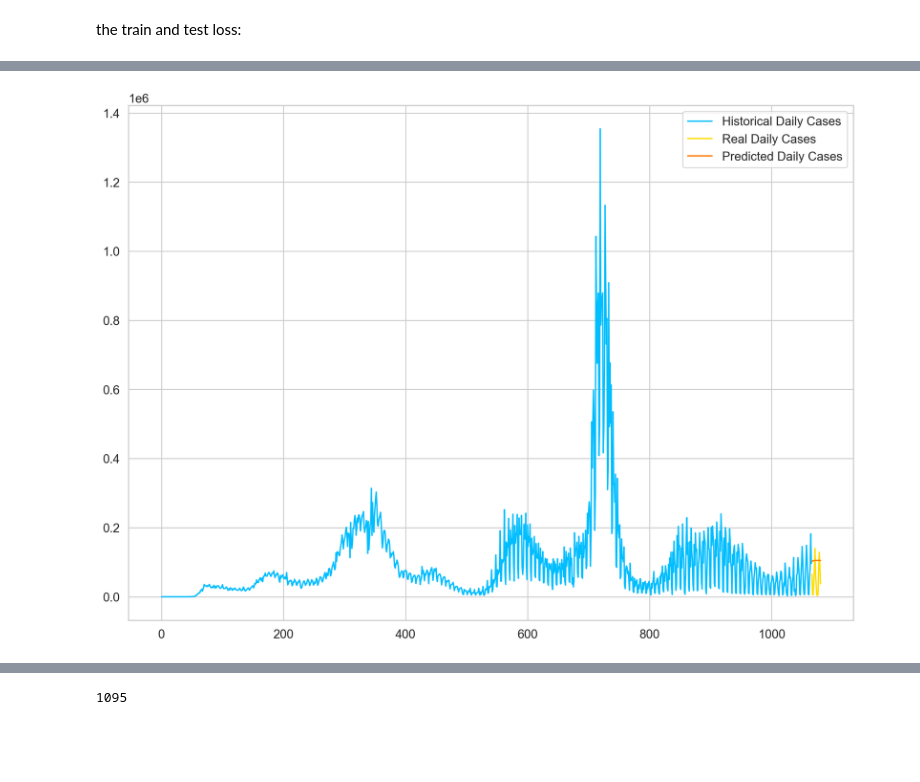
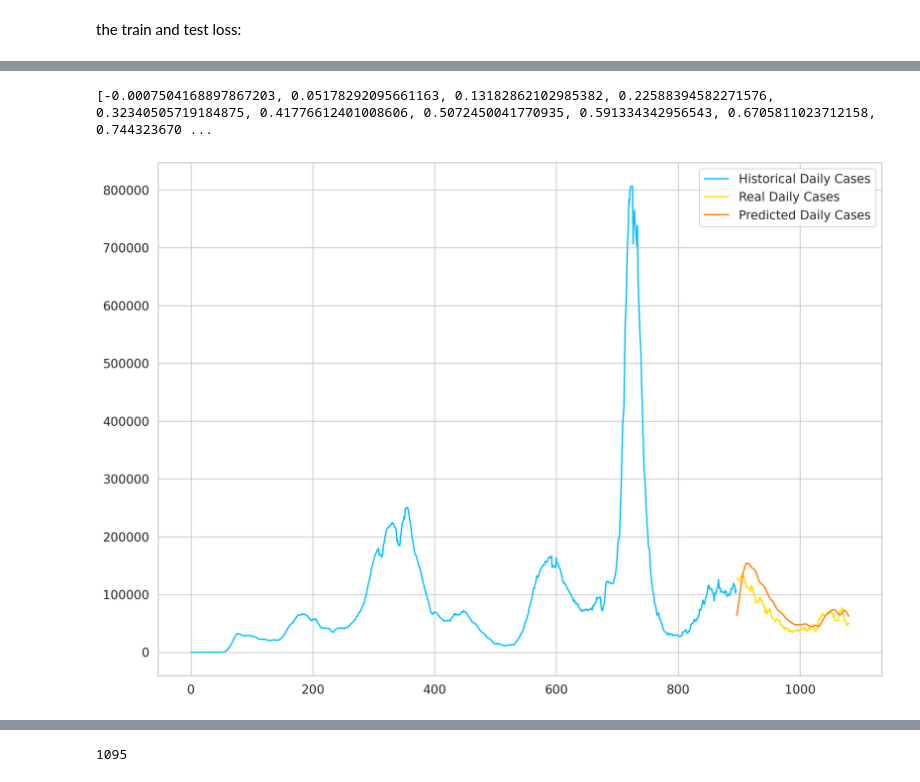
Before and after one commit to stampliu/7102GP, a Jupyter notebook: covid-forecasting/notebooks/time-series-covid-19.ipynb, the cells around one changed output, grey strips where cells are left out. Cells and saved outputs as stored; diff of their text form; code cells hidden in the pictures; blank space fills up the shorter version.

```diff
--- a/covid-forecasting/notebooks/time-series-covid-19.ipynb
+++ b/covid-forecasting/notebooks/time-series-covid-19.ipynb
@@ -268,22 +258,20 @@ class CoronaVirusPredictor(nn.Module):
       input_size=n_features,
       hidden_size=n_hidden,
       num_layers=n_layers,
-      dropout=0.5
     )
 
     self.linear = nn.Linear(in_features=n_hidden, out_features=1)
 
   def reset_hidden_state(self):
     self.hidden = (
-        torch.zeros(self.n_layers, self.seq_len, self.n_hidden),
-        torch.zeros(self.n_layers, self.seq_len, self.n_hidden)
+        torch.zeros(self.n_layers, self.seq_len, self.n_hidden).to(self.device),
+        torch.zeros(self.n_layers, self.seq_len, self.n_hidden).to(self.device)
     )
-    self.hidden = (self.hidden[0].to(self.device), self.hidden[1].to(self.device))
 
   def forward(self, sequences):
     lstm_out, self.hidden = self.lstm(
-      sequences.view(len(sequences), self.seq_len, -1),
-      self.hidden
+        sequences.view(len(sequences), self.seq_len, -1),
+        self.hidden
     )
     last_time_step = \
       lstm_out.view(self.seq_len, len(sequences), self.n_hidden)[-1]
@@ -339,10 +319,10 @@ def train_model(
   return model.eval(), train_hist, test_hist
 # %%
 model = CoronaVirusPredictor(
-  n_features=53,
+  n_features=add_index+1,
   n_hidden=512,
   seq_len=seq_length,
-  n_layers=5
+  n_layers=3
 )
 
 device = 'cuda' if torch.cuda.is_available() else 'cpu'
@@ -357,8 +337,8 @@ y_test = y_test.to(device)
 model, train_hist, test_hist = train_model(
   model,
   X_train,
-  y_train[:,0],
+  y_train[:,0].reshape(-1,1),
   X_test,
-  y_test[:,0]
+  y_test[:,0].reshape(-1,1)
 )
 # %% [output]
@@ -376,47 +365,49 @@ plt.legend();
 # %%
 with torch.no_grad():
-  test_seq = X_test[:1]
   preds = []
   for _ in range(len(X_test)):
+    test_seq = X_test[_].view(1, seq_length, add_index+1).float()
     y_test_pred = model(test_seq)
     pred = torch.flatten(y_test_pred).item()
     preds.append(pred)
-    new_seq = test_seq.cpu().numpy().flatten()
-    new_seq = np.append(new_seq, [pred])
-    new_seq = new_seq[1:]
-    test_seq = torch.as_tensor(new_seq).view(1, seq_length, 53).float()
+
+print(preds)
+# %% [output]
+[-0.0007504168897867203, 0.05178292095661163, 0.13182862102985382, 0.22588394582271576, 0.32340505719184875, 0.41776612401008606, 0.5072450041770935, 0.591334342956543, 0.6705811023712158, 0.744323670 ...
 # %%
-true_cases = scaler.inverse_transform(y_test.cpu().flatten().numpy().reshape(-1,53)).flatten()
-true_cases = true_cases.reshape(-1,53)[:,0]
+true_cases = scaler.inverse_transform(y_test.cpu().flatten().numpy().reshape(-1,add_index+1)).flatten()
+true_cases = true_cases.reshape(-1,add_index+1)[:,0]
 
 preds = np.array(preds).reshape(-1,1)
-preds = np.concatenate((preds, np.zeros((preds.shape[0], 52))), axis=1)
+preds = np.concatenate((preds, np.zeros((preds.shape[0], add_index))), axis=1)
 preds[:,1:] = y_test.cpu().numpy()[:,1:]
+
+#preds[:,0] = preds[:,0] - (preds[0,0] - y_test.cpu().numpy()[0,0])
 predicted_cases = scaler.inverse_transform(preds).flatten()
-predicted_cases = predicted_cases.reshape(-1,53)[:,0]
+predicted_cases = predicted_cases.reshape(-1,add_index+1)[:,0]
 # %%
 
 plt.plot(
   daily_cases.index[:len(train_data)],
-  scaler.inverse_transform(train_data[:].reshape(-1,53))[:,0].flatten(),
+  scaler.inverse_transform(train_data[:].reshape(-1,add_index+1))[:,0].flatten(),
   label='Historical Daily Cases'
 )
 
 plt.plot(
   daily_cases.index[len(train_data):len(train_data) + len(true_cases)],
   true_cases,
   label='Real Daily Cases'
 )
 
 plt.plot(
   daily_cases.index[len(train_data):len(train_data) + len(true_cases)],
   predicted_cases,
   label='Predicted Daily Cases'
 )
 
 plt.legend();
 # %% [output]
-[figure, old version]
+[figure, new version]
 # %%
 scaler = MinMaxScaler()
 #daily_cases = daily_cases.values
```
Also changed, not shown: parts of 22 cells of this notebook.
